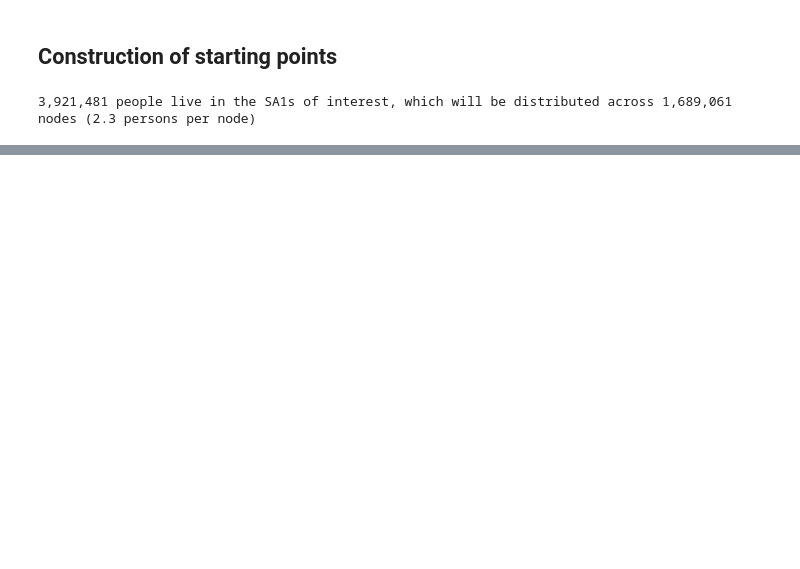
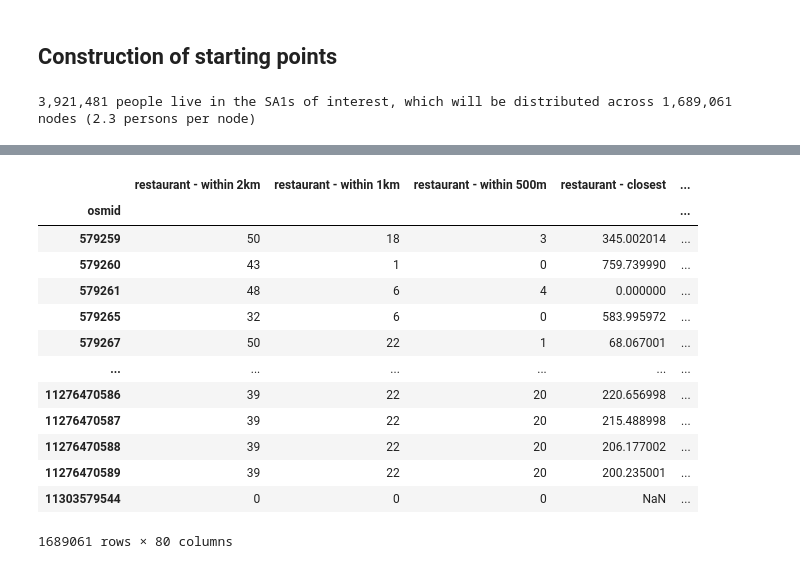
Before and after one commit to tpisel/walkability, a Jupyter notebook: walkability_analysis.ipynb, the cells around one changed output, grey strips where cells are left out. Cells and saved outputs as stored; diff of their text form; code cells hidden in the pictures; blank space fills up the shorter version.

```diff
--- a/walkability_analysis.ipynb
+++ b/walkability_analysis.ipynb
@@ -68,0 +139,16 @@ print(f'{sa1_gdf.population.sum():,} people live in the SA1s of interest, which
+# %%
+max_distance = 2000
+max_items = 50
+
+destination_nodes_gdf = pd.concat([
+    place_nodes_gdf[['name','category','node_x','node_y','nearest_node']],
+    coffee_nodes_gdf[['name','category','node_x','node_y','nearest_node']]
+])
+
+categories = destination_nodes_gdf['category'].unique()
+
+for category in categories:
+    filtered_destinations = destination_nodes_gdf[destination_nodes_gdf['category']==category]
+    graph.set_pois(category,max_distance,max_items,filtered_destinations['node_x'],filtered_destinations['node_y'])
+
+graph.poi_category_names
@@ -68,0 +218,17 @@ print(f'{sa1_gdf.population.sum():,} people live in the SA1s of interest, which
+# %%
+distances_df
+# %% [output]
+|  | restaurant - within 2km | restaurant - within 1km | restaurant - within 500m | restaurant - closest | ... |
+| osmid |  |  |  |  | ... |
+| 579259 | 50 | 18 | 3 | 345.002014 | ... |
+| 579260 | 43 | 1 | 0 | 759.739990 | ... |
+| 579261 | 48 | 6 | 4 | 0.000000 | ... |
+| 579265 | 32 | 6 | 0 | 583.995972 | ... |
+| 579267 | 50 | 22 | 1 | 68.067001 | ... |
+| ... | ... | ... | ... | ... | ... |
+| 11276470586 | 39 | 22 | 20 | 220.656998 | ... |
+| 11276470587 | 39 | 22 | 20 | 215.488998 | ... |
+| 11276470588 | 39 | 22 | 20 | 206.177002 | ... |
+| 11276470589 | 39 | 22 | 20 | 200.235001 | ... |
+| 11303579544 | 0 | 0 | 0 | NaN | ... |
+1689061 rows × 80 columns
```
Also changed, not shown: parts of 12 cells of this notebook, 3 other files.
